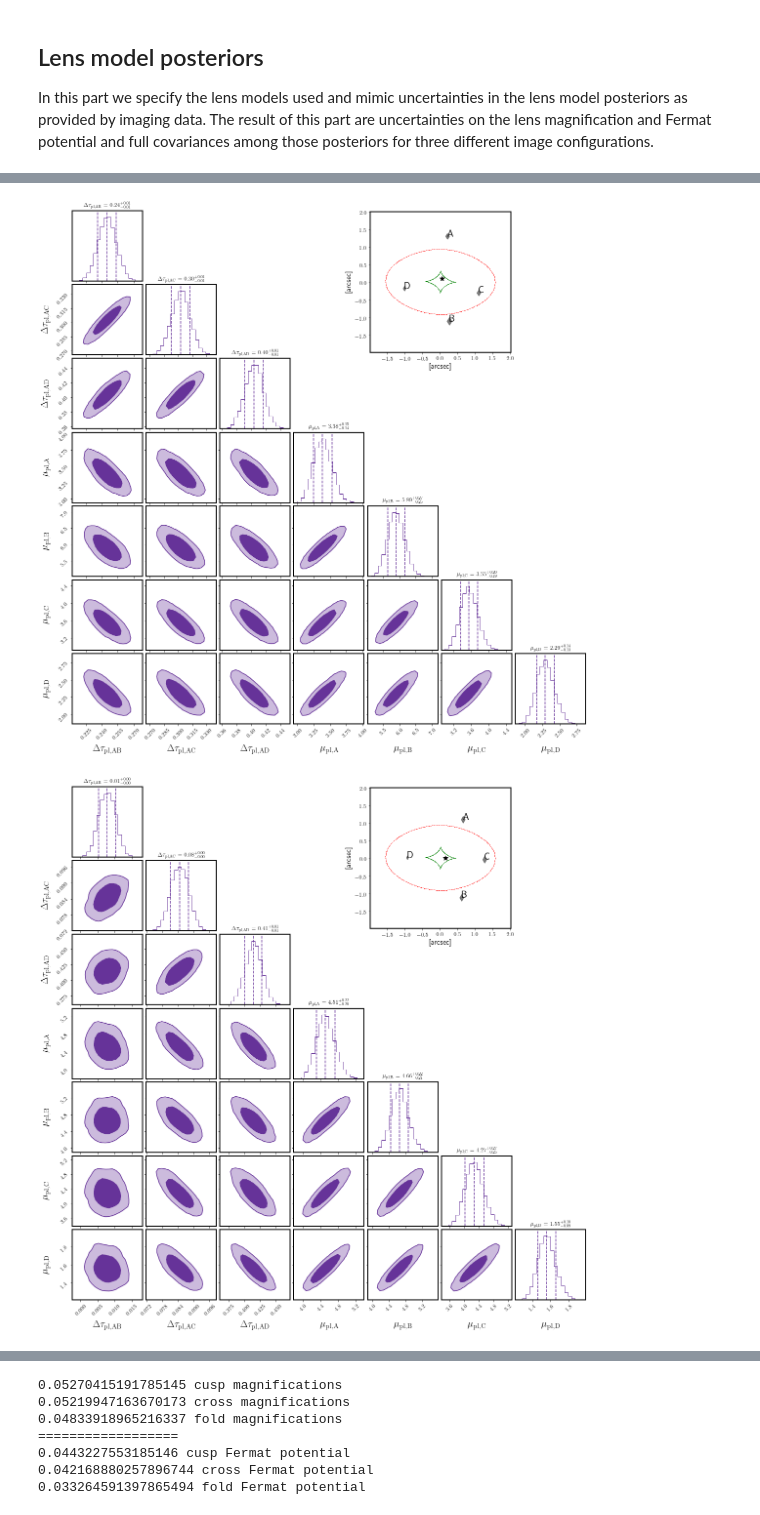
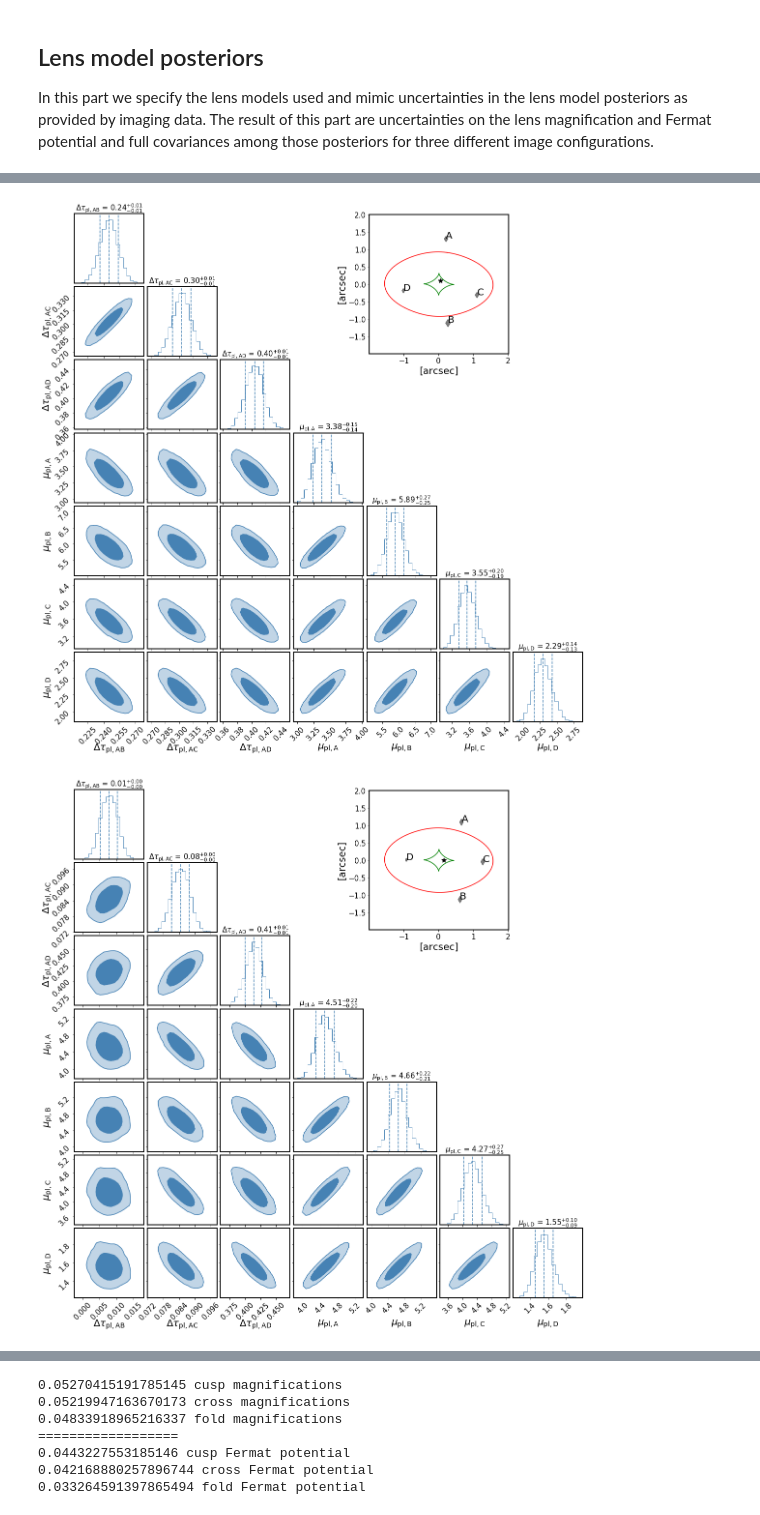
Before and after one commit to sibirrer/glSNe, a Jupyter notebook: Notebooks/forecast_glSNe.ipynb, the cells around one changed output, grey strips where cells are left out. Saved outputs shown, nothing was run; the diff lists cells and outputs as text; code cells hidden in the pictures.

Commit message:
minor update in notebooks with plotting routines

```diff
--- a/Notebooks/forecast_glSNe.ipynb
+++ b/Notebooks/forecast_glSNe.ipynb
@@ -426,7 +426,7 @@ kwargs_emcee_sne = {'n_walkers': 100,  # number of walkers
 # %%
 run_pantheon = False
 run_mock_sne = False
-run_future_sne = False
+run_future_sne = True
 run_roman_sne_original = False
 run_roman_sne = False
 
@@ -842,6 +842,13 @@ cov_model_fold = np.cov(mcmc_chain_fold.T)
 from mpl_toolkits.axes_grid1.inset_locator import inset_axes
 
 save_plot = False  # (only option for paper writing)
+
+# matplotlib configs
+from pylab import rc
+rc('axes', linewidth=2)
+rc('xtick',labelsize=15)
+rc('ytick',labelsize=15)
+rc('text', usetex=False)
 
 def plot_lens(mcmc_chain, kwargs_ps):
     """
@@ -850,21 +857,21 @@ def plot_lens(mcmc_chain, kwargs_ps):
 
     alpha = 0.8
 
-    kwargs_corner = {'bins': 20, 'plot_datapoints': False, 'show_titles': True,
+    kwargs_corner = {'bins': 20, 'plot_datapoints': False, 'show_titles': True, 'title_kwargs': dict(fontsize=15),
                      'label_kwargs': dict(fontsize=20), 'smooth': 0.7, 'levels': [0.68,0.95],
                     'fill_contours': True, 'alpha': alpha}
 
     fig = corner.corner(mcmc_chain, labels=[r"$\Delta\tau_{\rm pl, AB}$", r"$\Delta\tau_{\rm pl, AC}$", r"$\Delta\tau_{\rm pl, AD}$", r"$\mu_{\rm pl, A}$", r"$\mu_{\rm pl, B}$", r"$\mu_{\rm pl, C}$", r"$\mu_{\rm pl, D}$"],
                         quantiles=[0.16, 0.5, 0.84],
-                        color='rebeccapurple', **kwargs_corner)
+                        color='steelblue', **kwargs_corner)
 
     parent_axes = fig.axes[11]
     inset_ax = inset_axes(parent_axes, width=4, height=4., loc=3)
 
     lens_plot.lens_model_plot(inset_ax, lens_model, kwargs_lens_pl_true,
                               sourcePos_x=kwargs_ps[0]['ra_source'], sourcePos_y=kwargs_ps[0]['dec_source'], **kwargs_lens_plot)
-    inset_ax.set_xlabel('[arcsec]', fontsize=15)
-    inset_ax.set_ylabel('[arcsec]', fontsize=15)
+    inset_ax.set_xlabel('[arcsec]', fontsize=20)
+    inset_ax.set_ylabel('[arcsec]', fontsize=20)
     return fig
 
 
@@ -894,2 +904,2 @@ fig.show()
-[figure, old version]
+[figure, new version]
-[figure, old version]
+[figure, new version]
```
Also changed, not shown: parts of 8 cells of this notebook, 2 other files.
